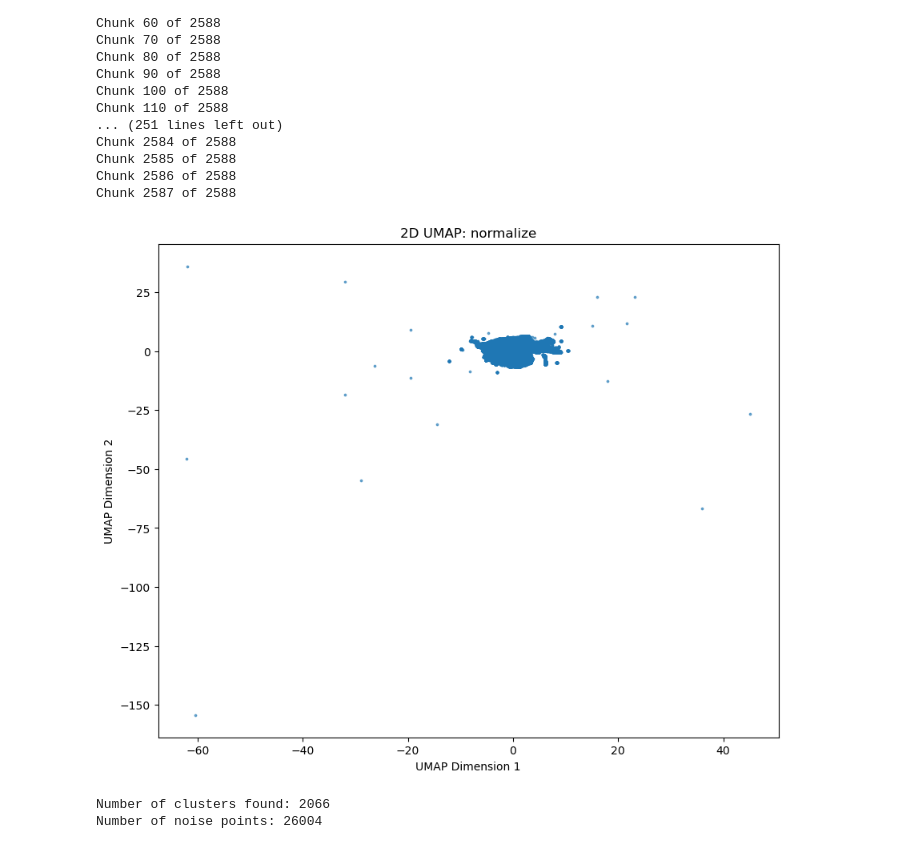
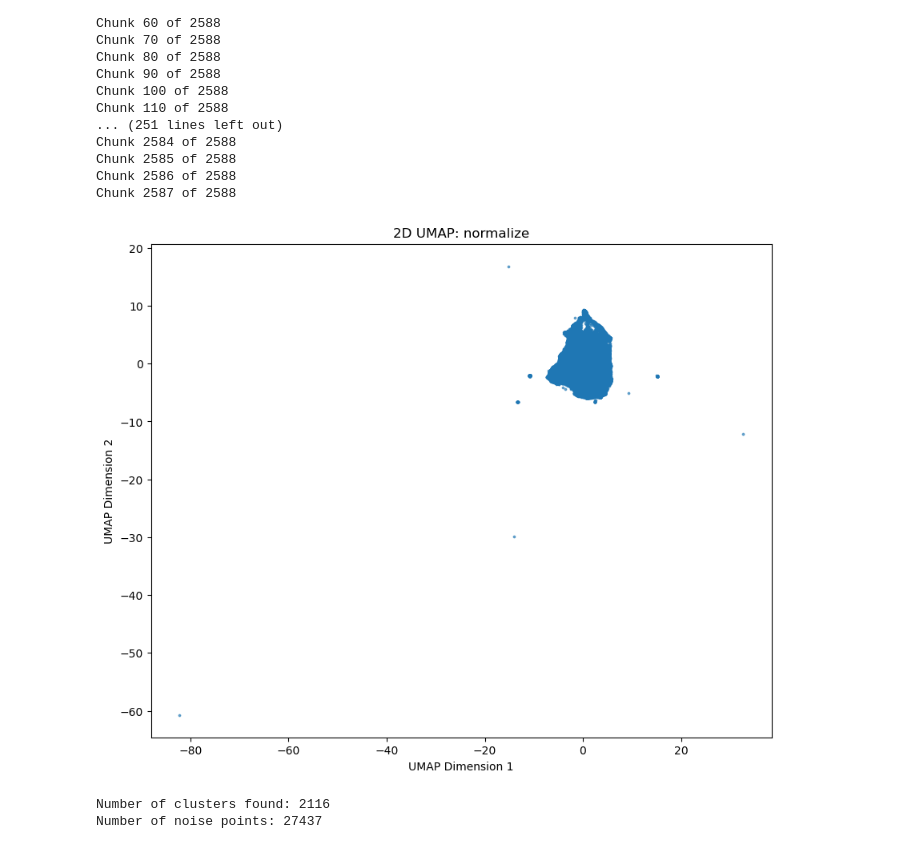
Before and after one commit to rainyday21/Book-Recommender-System-CS-5660-Final, a Jupyter notebook: CS5660_final_copy.ipynb, the cells around one changed output. Cells and saved outputs as stored; diff of their text form; code cells hidden in the pictures.

```diff
--- a/CS5660_final_copy.ipynb
+++ b/CS5660_final_copy.ipynb
@@ -44,7 +49,7 @@ export KAGGLE_KEY=395c5483c47968f4a9e8ea5ac326f64f
 From Kaggle, we were able to use a Book Dataset with over 100,000 observations. It includes multiple features such as authors, genres, titles, & date of publication.
 # %%
 # Extracting the info from the CSV fiel
-gb_md = pd.read_csv('BooksDataset.csv')
+gb_md = pd.read_csv('/content/BooksDataset.csv')
 # %%
 # Here we are printing the original data from the csv
 gb_md
@@ -196,22 +201,22 @@ current_name = "normalize"
 # %%
 #Implement UMAP
 
-def umapTest(data, name=None, neighbors=15, display=True):
+def umapTest(data, name=None, neighbors=45, display=True):
     dim_reducer = UMAP(n_neighbors=neighbors, n_components=2, random_state=42)
 
     embed_UMAP = dim_reducer.fit_transform(data)
     if display:
         plt.figure(figsize=(10,8))
         scatter = plt.scatter(embed_UMAP[:, 0], embed_UMAP[:, 1], cmap='Spectral', s=3, alpha=0.6)
         plt.title(f'2D UMAP: {name}' if name else '2D UMAP')
         plt.xlabel("UMAP Dimension 1")
         plt.ylabel("UMAP Dimension 2")
         plt.show()
     return embed_UMAP
 
 embed_U = umapTest(current_embeddings, current_name)
 # %% [output]
-[figure, old version]
+[figure, new version]
 # %%
 hdb = hdbscan.HDBSCAN()
 embed_hdb = hdb.fit_predict(embed_U)
@@ -219,8 +224,8 @@ embed_hdb = hdb.fit_predict(embed_U)
 print(f"Number of clusters found: {len(set(embed_hdb))}")
 print(f"Number of noise points: {sum(embed_hdb == -1)}")
 # %% [output]
-Number of clusters found: 2066
-Number of noise points: 26004
+Number of clusters found: 2116
+Number of noise points: 27437
 # %%
 plt.figure(figsize=(10, 8))
 unique = np.unique(embed_hdb)
```
Also changed, not shown: parts of 4 cells of this notebook.
